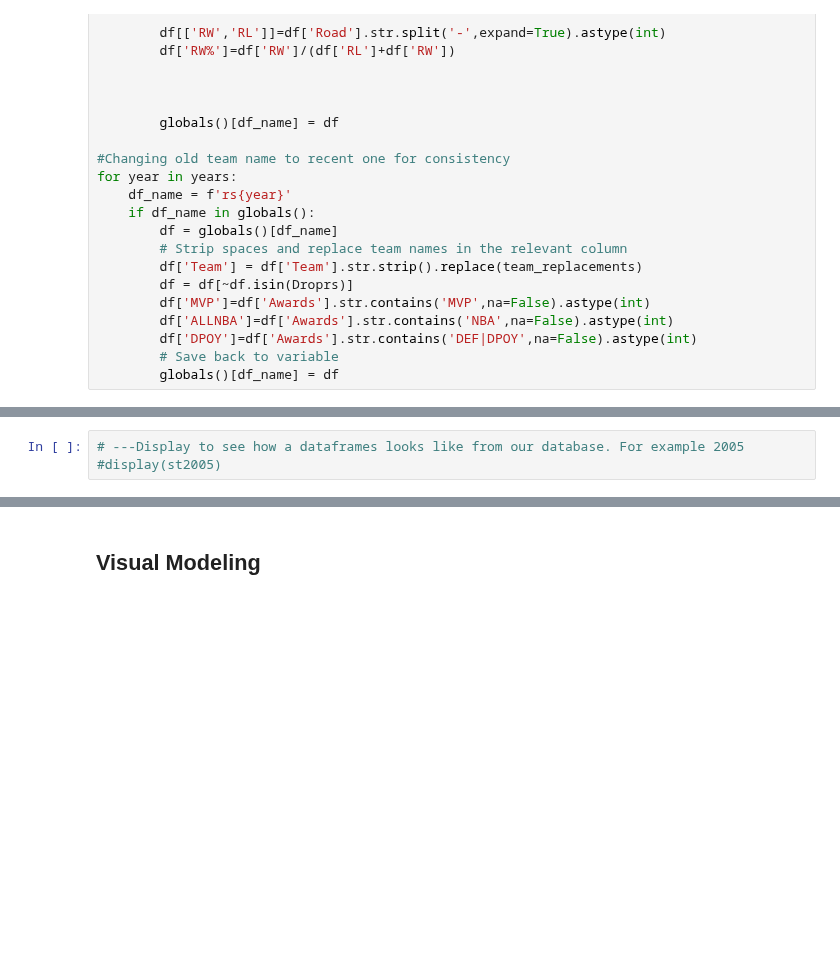
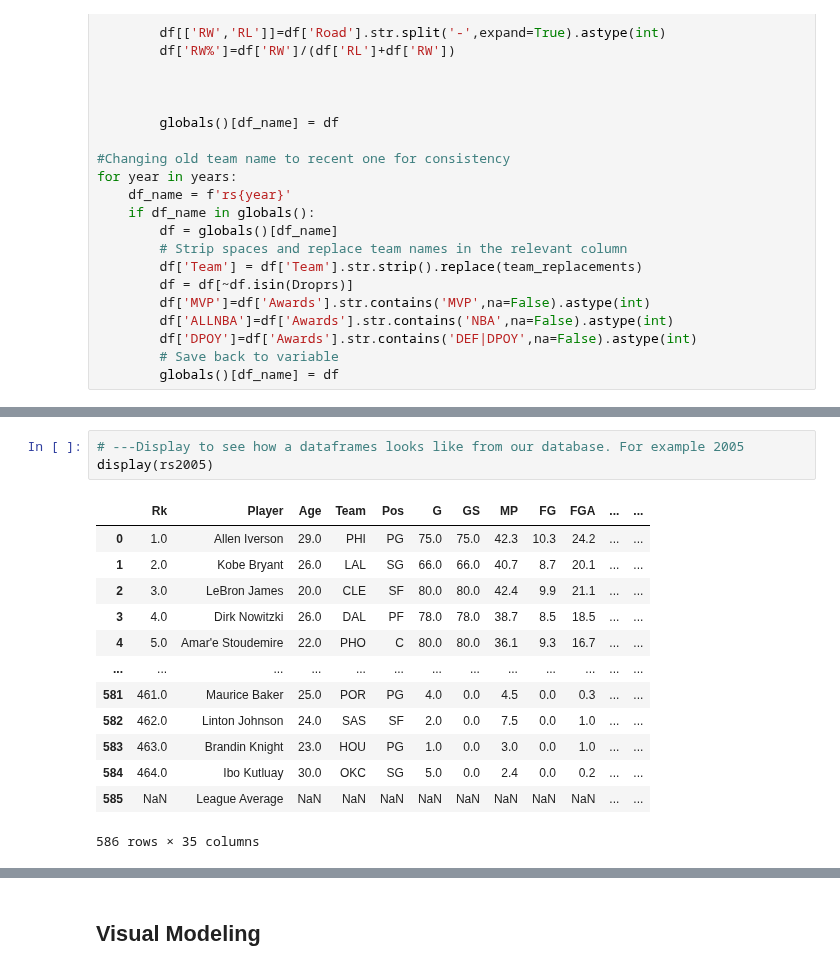
Before and after one commit to maadmaaax/Project_NBA_GroupM, a Jupyter notebook: Analyse_Principale.ipynb, the cells around one changed output, grey strips where cells are left out. Cells and saved outputs as stored; diff of their text form; blank space fills up the shorter version.

```diff
--- a/Analyse_Principale.ipynb
+++ b/Analyse_Principale.ipynb
@@ -233,4 +339,18 @@ for name, df in dfs_dict.items():
 # %%
 # ---Display to see how a dataframes looks like from our database. For example 2005
-#display(st2005)
+display(rs2005)
+# %% [output]
+|  | Rk | Player | Age | Team | Pos | G | GS | MP | FG | FGA | ... | ... |
+| 0 | 1.0 | Allen Iverson | 29.0 | PHI | PG | 75.0 | 75.0 | 42.3 | 10.3 | 24.2 | ... | ... |
+| 1 | 2.0 | Kobe Bryant | 26.0 | LAL | SG | 66.0 | 66.0 | 40.7 | 8.7 | 20.1 | ... | ... |
+| 2 | 3.0 | LeBron James | 20.0 | CLE | SF | 80.0 | 80.0 | 42.4 | 9.9 | 21.1 | ... | ... |
+| 3 | 4.0 | Dirk Nowitzki | 26.0 | DAL | PF | 78.0 | 78.0 | 38.7 | 8.5 | 18.5 | ... | ... |
+| 4 | 5.0 | Amar'e Stoudemire | 22.0 | PHO | C | 80.0 | 80.0 | 36.1 | 9.3 | 16.7 | ... | ... |
+| ... | ... | ... | ... | ... | ... | ... | ... | ... | ... | ... | ... | ... |
+| 581 | 461.0 | Maurice Baker | 25.0 | POR | PG | 4.0 | 0.0 | 4.5 | 0.0 | 0.3 | ... | ... |
+| 582 | 462.0 | Linton Johnson | 24.0 | SAS | SF | 2.0 | 0.0 | 7.5 | 0.0 | 1.0 | ... | ... |
+| 583 | 463.0 | Brandin Knight | 23.0 | HOU | PG | 1.0 | 0.0 | 3.0 | 0.0 | 1.0 | ... | ... |
+| 584 | 464.0 | Ibo Kutluay | 30.0 | OKC | SG | 5.0 | 0.0 | 2.4 | 0.0 | 0.2 | ... | ... |
+| 585 | NaN | League Average | NaN | NaN | NaN | NaN | NaN | NaN | NaN | NaN | ... | ... |
+586 rows × 35 columns
 # %%
```
Also changed, not shown: parts of 22 cells of this notebook.
